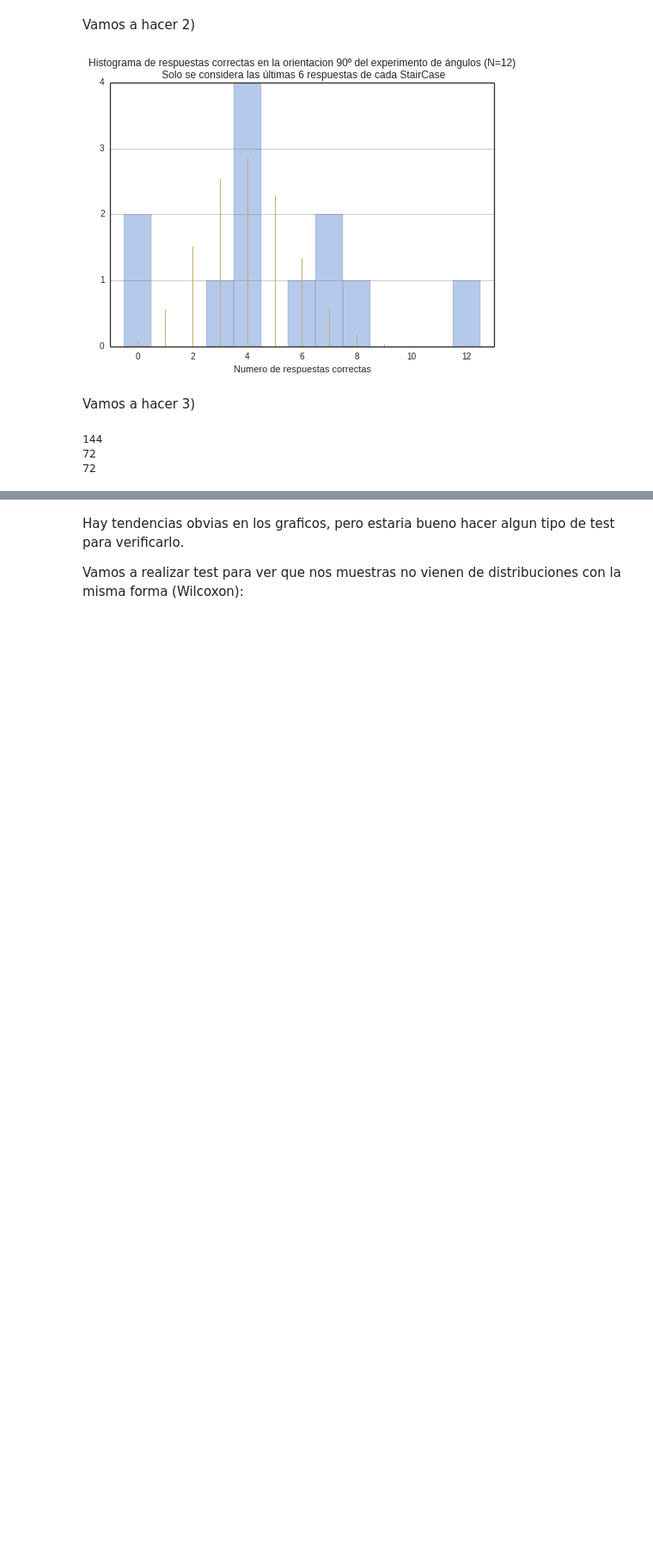
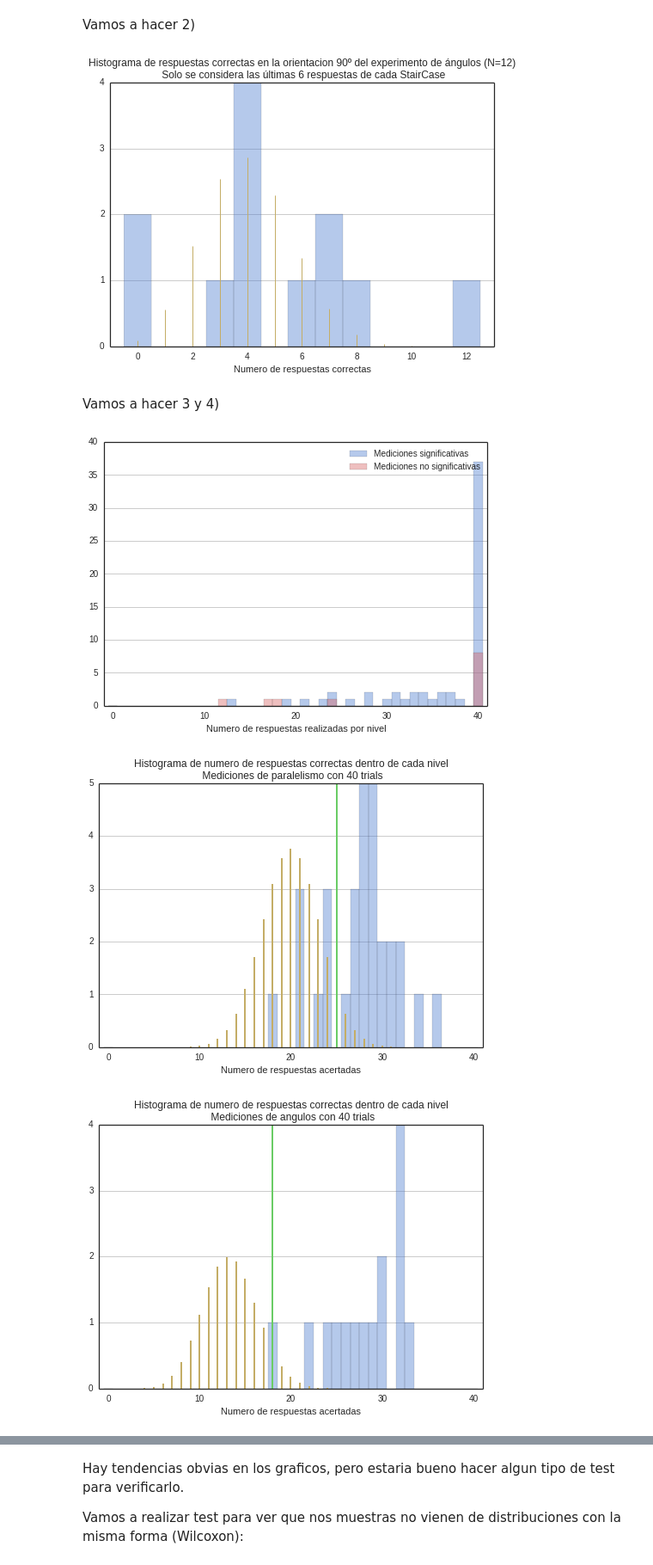
Before and after one commit to IoniUTDT/IPyVisound, a Jupyter notebook: ProcesamientoPostDependenciaAngulo/Analisis Experimento 1 Mejorado.ipynb, the cells around one changed output, grey strips where cells are left out. Shown at 86% size. Drawn from its saved outputs; the diff is of its cells as text; code cells hidden in the pictures; blank space fills up the shorter version.

```diff
--- a/ProcesamientoPostDependenciaAngulo/Analisis Experimento 1 Mejorado.ipynb
+++ b/ProcesamientoPostDependenciaAngulo/Analisis Experimento 1 Mejorado.ipynb
@@ -151,6 +151,9 @@ cpd = cpd[cpd['expName']!='UmbralParalelismoTutorial']
 
 # Sacamos los registros de niveles que se marcaron en tiempo de ejecusion como no temrinados
 cpd = cpd[cpd['convergenciaFinalizada']]
+
+# Extraemos la lista de respuestas
+cpd['aciertos'] = cpd['historial'].map(lambda x: [item['acertado'] for item in x])
 # %% [markdown]
 Respecto al analisis anterior tenemos varias cosas para mejorar. Por un lado quitar los alphas porque no ayuda a que se vea bien. Por otro lado hay que poolear todos los datos por sujeto
 
@@ -281,14 +284,69 @@ fig.show()
 # %% [output]
 [figure]
 # %% [markdown]
-Vamos a hacer 3)
+Vamos a hacer 3 y 4)
-# %%
-lala = cpd.groupby("levelInstance")["historial"].apply(tuple)
-pepe = cpd.drop_duplicates("levelInstance").set_index("levelInstance")
-pepe["new var"] = lala
-pepe = pepe.reset_index()
-pepe.head()
-# %% [output]
-144
-72
-72
+# %%
+DataJoinSeries = cpd.groupby("levelInstance")["aciertos"].apply(tuple)
+DataLinda = cpd.drop_duplicates("levelInstance").set_index("levelInstance")
+DataLinda['aciertosConcat'] = DataJoinSeries
+DataLinda = DataLinda.reset_index()
+
+DataLinda['Trials'] = DataLinda['aciertosConcat'].map(lambda x: len(x[0]) + len(x[1]))
+DataLinda['TrialsAcertado'] = DataLinda['aciertosConcat'].map(lambda x: sum(x[0]) + sum(x[1]))
+DataLinda['pValue'] = DataLinda.apply(lambda row: 1 - stats.binom.cdf(row['TrialsAcertado'],row['Trials'],1/3) if row['expName']=='UmbralAngulosPiloto' else 1 - stats.binom.cdf(row['TrialsAcertado'],row['Trials'],1/2), axis=1)
+
+# Hacemos un grafico global separando por significancia
+fig = plt.figure()
+ax = fig.add_subplot(1,1,1)
+ax = sns.distplot(DataLinda[DataLinda['pValue']<0.05]['Trials'], axlabel='Numero de respuestas realizadas por nivel', kde=False, bins=bins, color=sns.color_palette()[0], label='Mediciones significativas')
+ax = sns.distplot(DataLinda[DataLinda['pValue']>=0.05]['Trials'], axlabel='Numero de respuestas realizadas por nivel', kde=False, bins=bins, color=sns.color_palette()[2], label='Mediciones no significativas')
+ax.set_xlim([-1, 41])
+ax.yaxis.grid(True)
+ax.legend()
+fig.savefig('./../Images/Exp1_NroRespuestas', bbox_inches='tight')
+fig.show()
+
+# Creamos la distribucion de probabilidad para 40 trials y chance 1/2
+proba = [stats.binom.pmf (i,40,1/2) for i in range(41)]
+bins = [x+0.5 for x in range(-1, 41, 1)]
+# Contamos cuantas mediciones hay en esta condificion.
+# Hacemos el grafico
+fig = plt.figure()
+ax = fig.add_subplot(1,1,1)
+Data = DataLinda[(DataLinda['expName']=='UmbralParalelismoPiloto') & (DataLinda['Trials']==40)]
+N = len (Data)
+ax = sns.distplot(Data['TrialsAcertado'], axlabel='Numero de respuestas acertadas', kde=False, bins=bins)
+for i, value in enumerate(proba):
+    ax.vlines(i, 0, N*value, colors=sns.color_palette()[4], lw=2)
+ax.vlines(25, 0, 5, colors=sns.color_palette()[1], lw=2)
+ax.set_xlim([-1, 41])
+ax.yaxis.grid(True)
+ax.set_title ('Histograma de numero de respuestas correctas dentro de cada nivel\n Mediciones de paralelismo con 40 trials')
+
+fig.savefig('./../Images/Exp1_Validas40P', bbox_inches='tight')
+fig.show()
+
+# Creamos la distribucion de probabilidad para 40 trials y chance 1/2
+proba = [stats.binom.pmf (i,40,1/3) for i in range(41)]
+bins = [x+0.5 for x in range(-1, 41, 1)]
+# Contamos cuantas mediciones hay en esta condificion.
+# Hacemos el grafico
+fig = plt.figure()
+ax = fig.add_subplot(1,1,1)
+Data = DataLinda[(DataLinda['expName']=='UmbralAngulosPiloto') & (DataLinda['Trials']==40)]
+N = len (Data)
+ax = sns.distplot(Data['TrialsAcertado'], axlabel='Numero de respuestas acertadas', kde=False, bins=bins)
+for i, value in enumerate(proba):
+    ax.vlines(i, 0, N*value, colors=sns.color_palette()[4], lw=2)
+ax.vlines(18, 0, 4, colors=sns.color_palette()[1], lw=2)
+ax.set_xlim([-1, 41])
+ax.set_yticks([0,1,2,3,4])
+ax.yaxis.grid(True)
+ax.set_title ('Histograma de numero de respuestas correctas dentro de cada nivel\n Mediciones de angulos con 40 trials')
+
+fig.savefig('./../Images/Exp1_Validas40A', bbox_inches='tight')
+fig.show()
+# %% [output]
+[figure, added]
+[figure, added]
+[figure, added]
```
Also changed, not shown: parts of 6 cells of this notebook, 6 other files.
